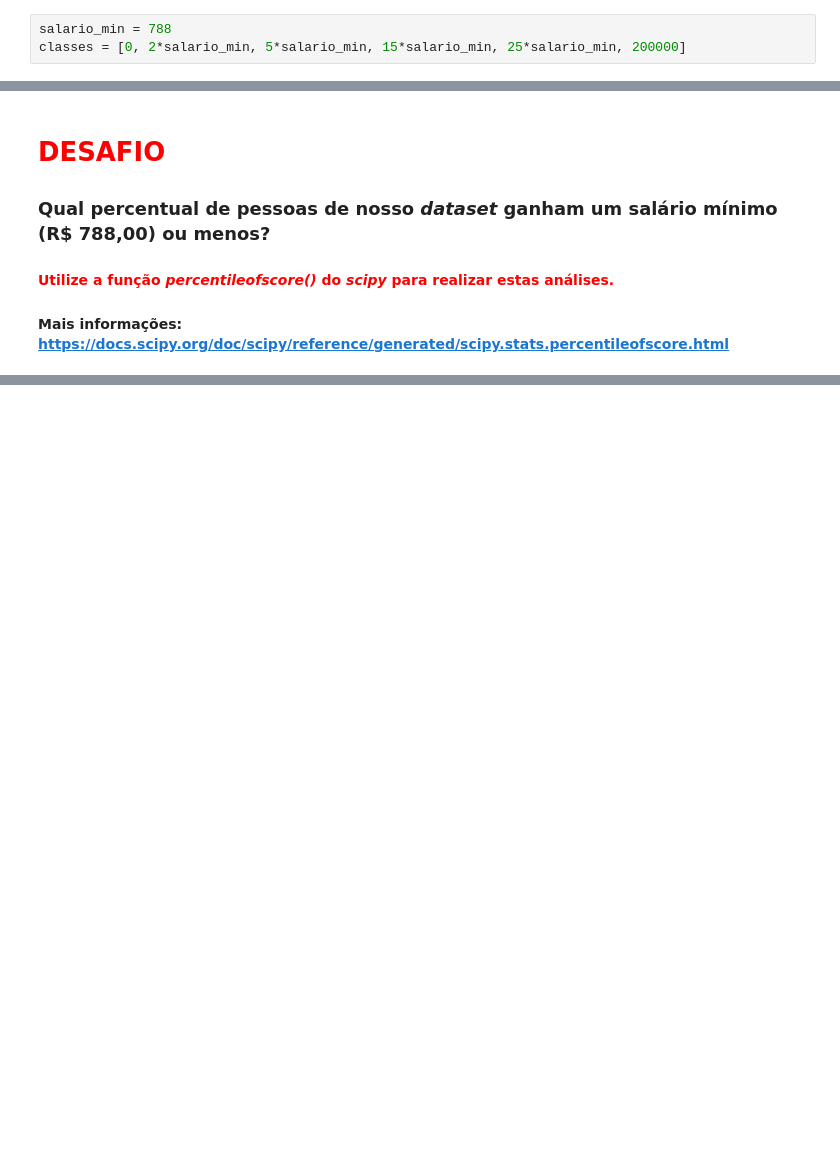
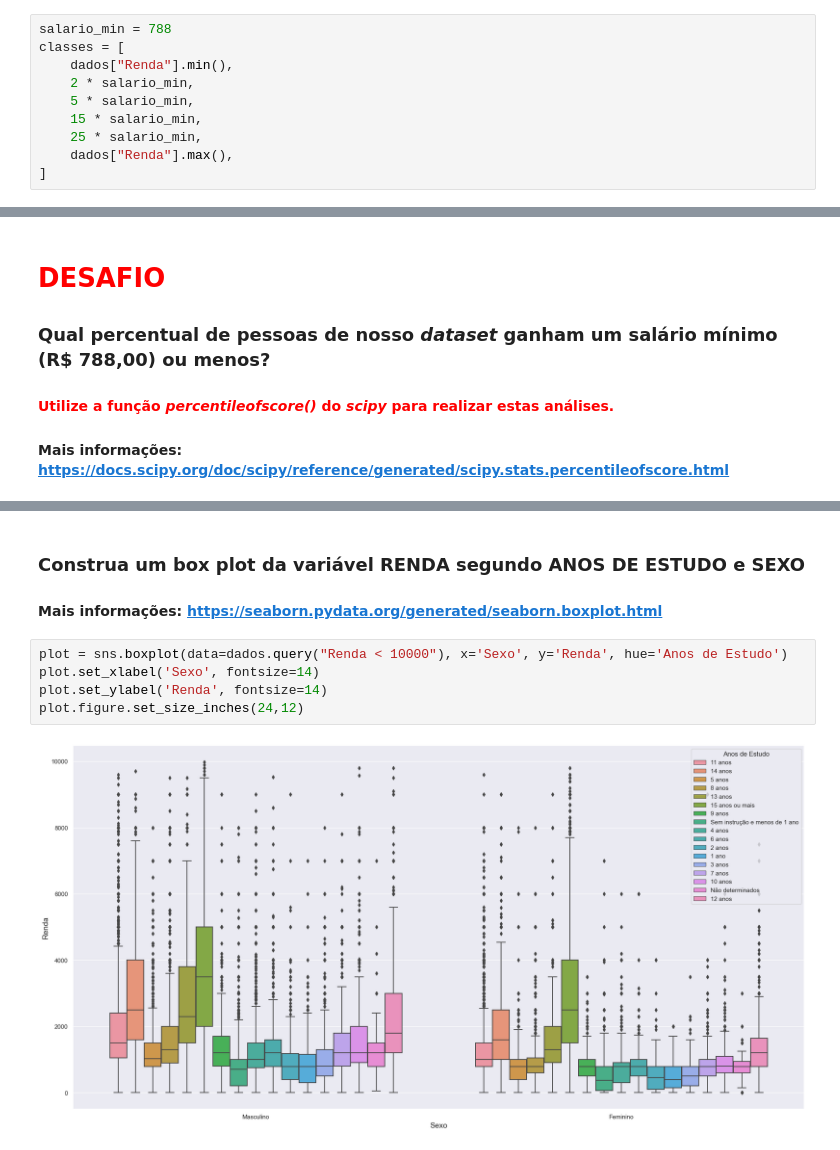
Before and after one commit to ledsouza/Curso_de_Estatistica, a Jupyter notebook: Análise_Descritiva.ipynb, the cells around one changed output, grey strips where cells are left out. Drawn from its saved outputs; the diff is of its cells as text; blank space fills up the shorter version.

```diff
--- a/Análise_Descritiva.ipynb
+++ b/Análise_Descritiva.ipynb
@@ -177,7 +175,14 @@ Para construir as classes de renda considere que o salário mínimo na época da
 ### 1º Definir os intevalos das classes em reais (R$)
 # %%
 salario_min = 788
-classes = [0, 2*salario_min, 5*salario_min, 15*salario_min, 25*salario_min, 200000]
+classes = [
+    dados["Renda"].min(),
+    2 * salario_min,
+    5 * salario_min,
+    15 * salario_min,
+    25 * salario_min,
+    dados["Renda"].max(),
+]
 # %% [markdown]
 ### 2º Definir os labels das classes
 # %%
@@ -598,0 +597,10 @@ Escreva suas conclusões aqui...
+# %% [markdown]
+### Construa um box plot da variável RENDA segundo ANOS DE ESTUDO e SEXO
+#### Mais informações: https://seaborn.pydata.org/generated/seaborn.boxplot.html
+# %%
+plot = sns.boxplot(data=dados.query("Renda < 10000"), x='Sexo', y='Renda', hue='Anos de Estudo')
+plot.set_xlabel('Sexo', fontsize=14)
+plot.set_ylabel('Renda', fontsize=14)
+plot.figure.set_size_inches(24,12)
+# %% [output]
+[figure, added]
```
Also changed, not shown: parts of 29 cells of this notebook.
